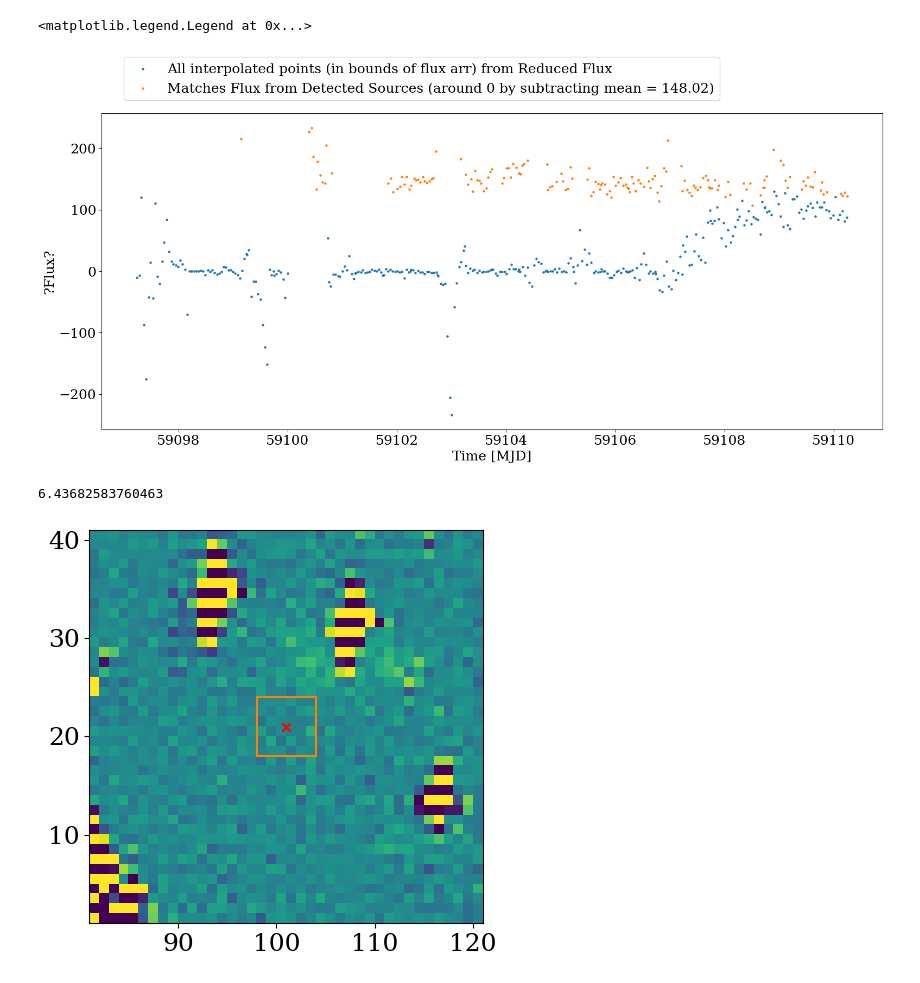
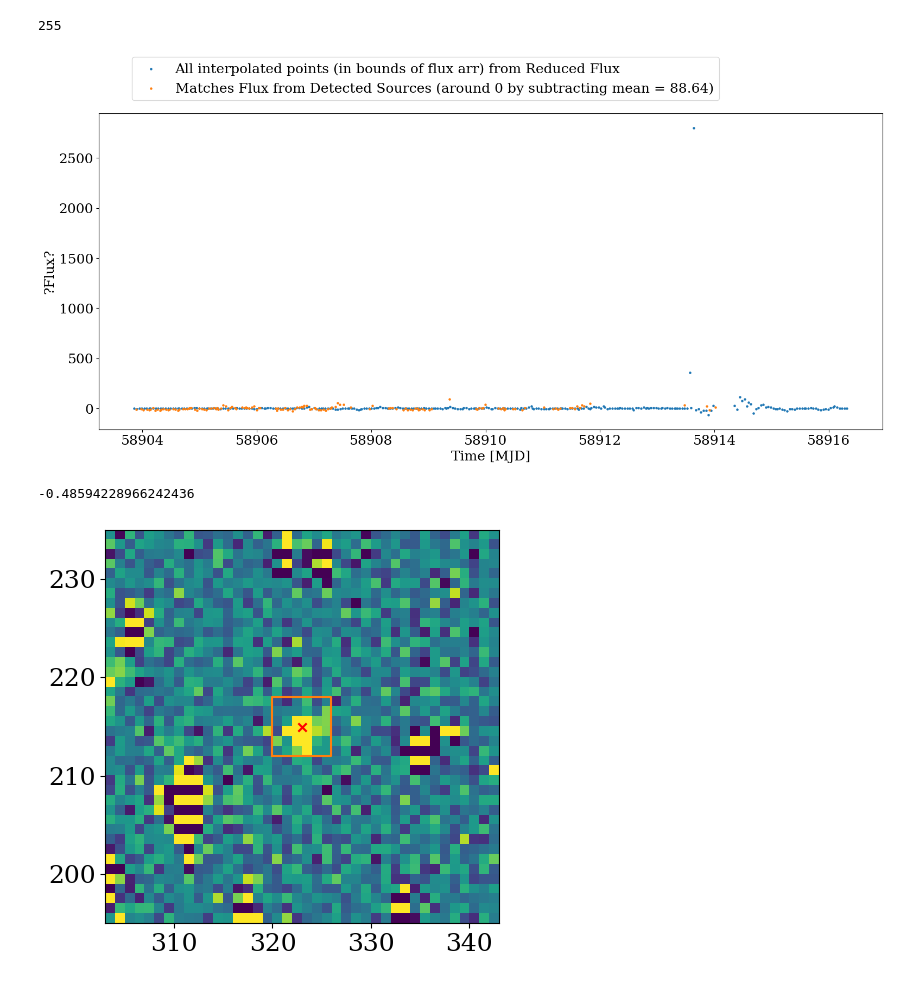
Before and after one commit to ble61/ASTR480, a Jupyter notebook: Test Code/allDataTest.ipynb, the cells around one changed output. Drawn from its saved outputs; the diff is of its cells as text; code cells hidden in the pictures.

```diff
--- a/Test Code/allDataTest.ipynb
+++ b/Test Code/allDataTest.ipynb
@@ -21,15 +21,15 @@ plt.rcParams.update({
 
 timeOffset = 2400000.5
 
-sector = 29
+sector = 22
 cam = 1
 ccd = 3
-cut = 7
+cut = 8
 
 
 interpedPos = pd.read_csv(f"./InterpolatedQuerryResult_{sector}_{cam}_{ccd}_{cut}.csv")
 
-name = " Henry "
+name = " Lincoln "
 
 interpedNamePosIDs = interpedPos.index[interpedPos["Name"] == name]
 interpedNamePos = interpedPos.loc[interpedNamePosIDs]
@@ -126,37 +126,40 @@ ax.scatter(frameTimes[fsIn], sumFluxes, s=pSize, label = "All interpolated point
 
 matchedMeanFlux = np.mean(matchedNamePos["flux"])
 
-# ax.scatter(matchedNamePos["Time"]-timeOffset, matchedNamePos["flux"]-matchedMeanFlux, s=pSize, label = f"Matches Flux from Detected Sources (around 0 by subtracting mean = {matchedMeanFlux.round(2)})")
+ax.scatter(matchedNamePos["Time"]-timeOffset, matchedNamePos["flux"]-matchedMeanFlux, s=pSize, label = f"Matches Flux from Detected Sources (around 0 by subtracting mean = {matchedMeanFlux.round(2)})")
 
-ax.scatter(matchedNamePos["Time"]-timeOffset, matchedNamePos["flux"], s=pSize, label = f"Matches Flux from Detected Sources (around 0 by subtracting mean = {matchedMeanFlux.round(2)})")
+# ax.scatter(matchedNamePos["Time"]-timeOffset, matchedNamePos["flux"], s=pSize, label = f"Matches Flux from Detected Sources (around 0 by subtracting mean = {matchedMeanFlux.round(2)})")
 
 ax.legend(bbox_to_anchor=(0.8, 1.2))
+
+np.argmax(sumFluxes)
 # %% [output]
-<matplotlib.legend.Legend at 0x...>
+255
-[figure, old version]
+[figure, new version]
 # %%
-point = 40
+point = 160
 numPx = 20
 
 #????looks like x and y is flipped
 
 x = ysIn[point]
 y = xsIn[point]
 
 fig, ax = plt.subplots()
 
-toShow = allFluxes[fsIn[point+1],x-numPx:x+numPx,y-numPx:y+numPx]
+toShow = allFluxes[fsIn[point+13
+                        ],x-numPx:x+numPx,y-numPx:y+numPx]
 
 ax.imshow(toShow, extent = [x-numPx,x+numPx,y-numPx,y+numPx], vmin=np.percentile(toShow, 3), vmax=np.percentile(toShow,97))
 ax.scatter(x,y, c="r", marker="x")
 
 ax.plot([x-3,x+3,x+3,x-3,x-3],[y-3,y-3,y+3,y+3,y-3], c="tab:orange")
 
 
 np.sum(allFluxes[fsIn[point],x-3:x+3,y-3:y+3])
 # %% [output]
-6.43682583760463
+-0.48594228966242436
-[figure, old version]
+[figure, new version]
 # %%
 
 detectedPix = SkyCoord(matchedNamePos["RA"], matchedNamePos["Dec"], unit="deg" )
```
Also changed, not shown: parts of 5 cells of this notebook, 9 other files.
